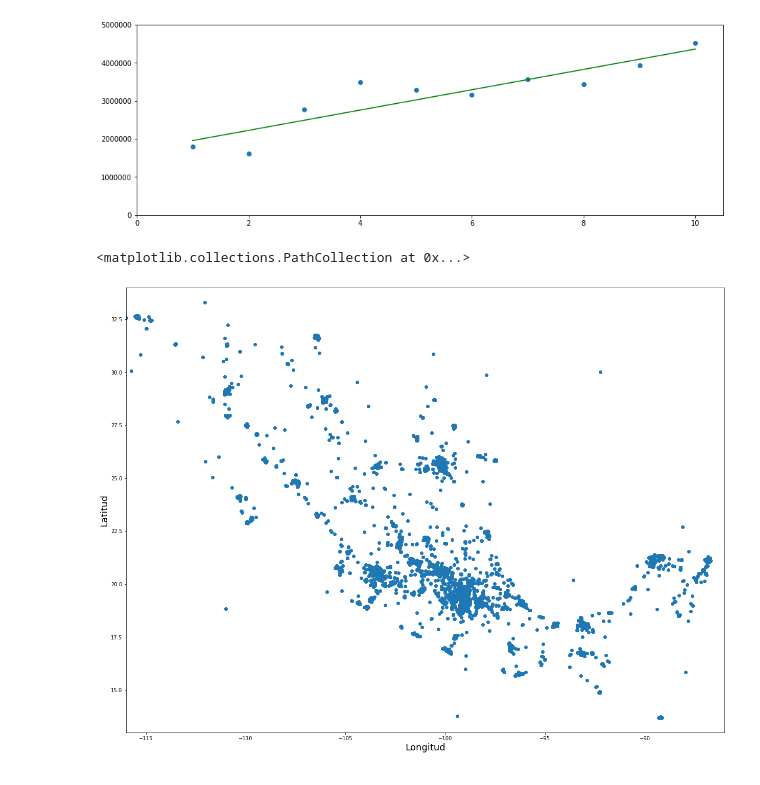
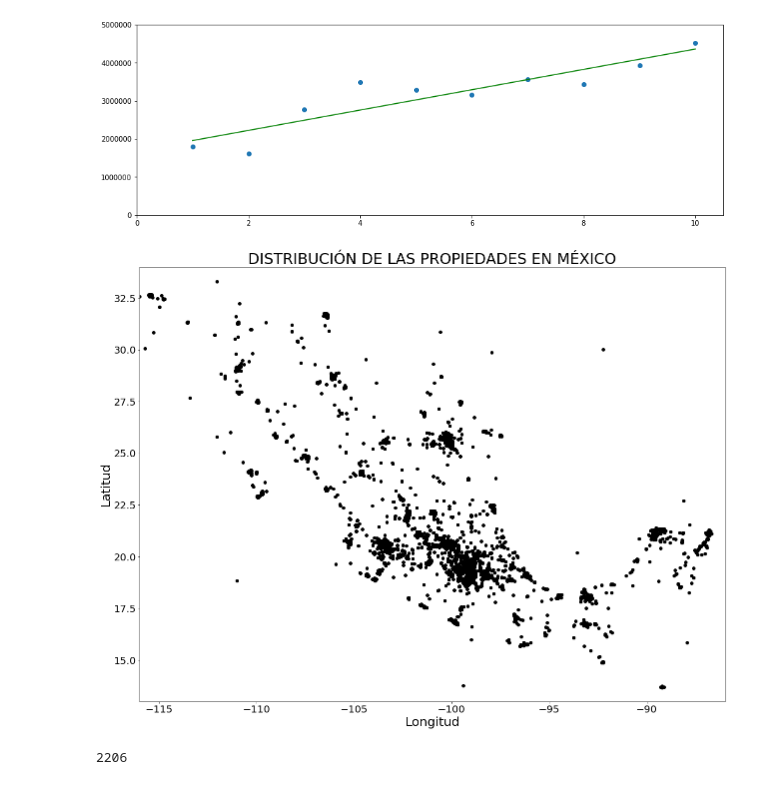
Before and after one commit to komod0/TPs-Org.Datos, a Jupyter notebook: tp1/Analisis de propiedades.ipynb, the cells around one changed output. Drawn from its saved outputs; the diff is of its cells as text; code cells hidden in the pictures.

```diff
--- a/tp1/Analisis de propiedades.ipynb
+++ b/tp1/Analisis de propiedades.ipynb
@@ -192,8 +237,6 @@ dfok['Precio'].max(),]
 '''
 
 # Numéricos
-dfok['ID'] = dfok['ID'].astype(np.uint32)
-
 dfok['Antiguedad'] = dfok['Antiguedad'].astype(np.uint8)
 dfok['CantHabitaciones'] = dfok['CantHabitaciones'].astype(np.uint8)
 dfok['CantGarages'] = dfok['CantGarages'].astype(np.uint8)
@@ -202,17 +245,6 @@ dfok['CantBanos'] = dfok['CantBanos'].astype(np.uint8)
 dfok['MetrosCuadradosCubiertos'] = dfok['MetrosCuadradosCubiertos'].astype(np.uint16)
 dfok['MetrosCuadradosTotales'] = dfok['MetrosCuadradosTotales'].astype(np.uint16)
 dfok['IDZona'] = dfok['IDZona'].astype(np.uint32)
-dfok['Precio'] = dfok['Precio'].astype(np.uint32)
-
-# Booleanos
-dfok['TieneGimnasio'] = dfok['TieneGimnasio'].astype(np.bool)
-dfok['TieneUsosMúltiples'] = dfok['TieneUsosMúltiples'].astype(np.bool)
-dfok['TienePileta'] = dfok['TienePileta'].astype(np.bool)
-dfok['TieneEscuelasCerca'] = dfok['TieneEscuelasCerca'].astype(np.bool)
-dfok['TieneShoppingsCerca'] = dfok['TieneShoppingsCerca'].astype(np.bool)
-
-# Fecha
-dfok['Fecha'] = dfok['Fecha'].astype('datetime64')
 
 # Categóricas
 dfok['TipoPropiedad'] = dfok['TipoPropiedad'].astype('category')
@@ -285,20 +348,38 @@ plt.plot(x, ldt(x), "g")
 # %%
 ''' México está en el hemisferio norte, por lo que la latitud debe ser positiva
     Además está al oeste del meridiano de Greenwich, por lo que su longitud debe ser negativa'''
 
 # Declarás variables a graficar
 x = dfok['Longitud']
 y = dfok['Latitud']
 
-plt.figure(figsize = (21, 16))
-plt.xlabel("Longitud", fontsize = 18)
-plt.ylabel("Latitud", fontsize = 18)
+# Tamaño del gráfico
+grafico = plt.figure(figsize = (21, 16));
 
-plt.ylim([13, 34])
-plt.xlim([-116, -86])
+# Tamaño de los títulos de los ejes
+plt.xlabel("Longitud", fontsize = 25);
+plt.ylabel("Latitud", fontsize = 25);
+
+# Título
+mp.rcParams.update( { 'axes.titlesize':'30' } )
+plt.title("DISTRIBUCIÓN DE LAS PROPIEDADES EN MÉXICO")
+
+# Tamaño de las letras de los ejes
+plt.tick_params(axis='both', which='major', labelsize = 20)
+plt.tick_params(axis='both', which='minor', labelsize = 20)
+
+# Límites para cada coordenada
+plt.ylim([13, 34]);
+plt.xlim([-116, -86]);
 
 # Tipo de gráficok
-plt.scatter(x, y)
+plt.scatter(x, y, color = "black");
 # %% [output]
-<matplotlib.collections.PathCollection at 0x...>
-[figure, old version]
+[figure, new version]
+# %%
+''' Propiedades con coordenadas incorrectas
+'''
+
+len(dfok[ (dfok['Latitud'] > 34) | (dfok['Latitud'] < 13) | (dfok['Longitud'] > -86) | (dfok['Longitud'] < -116) ])
+# %% [output]
+2206
```
Also changed, not shown: parts of 16 cells of this notebook, 1 other file.
